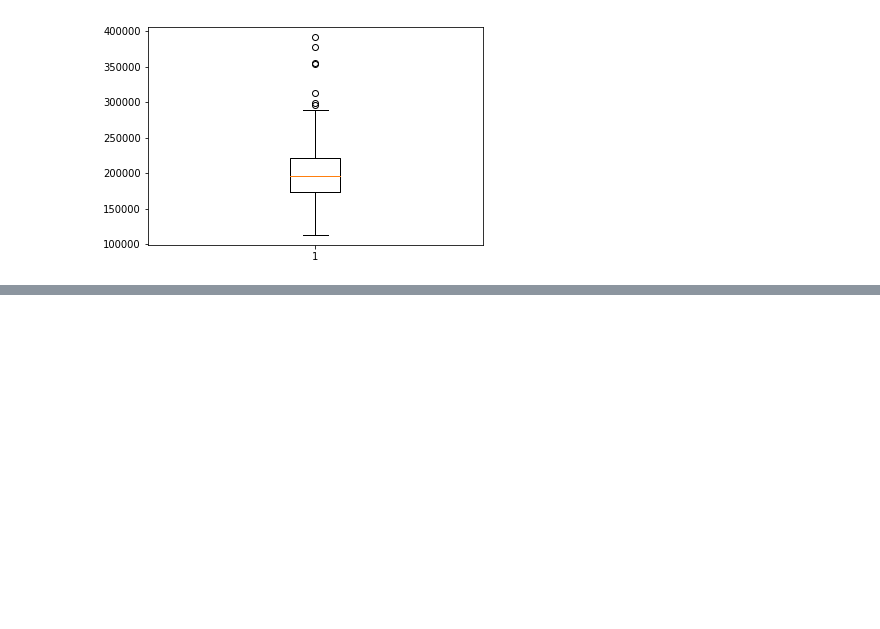
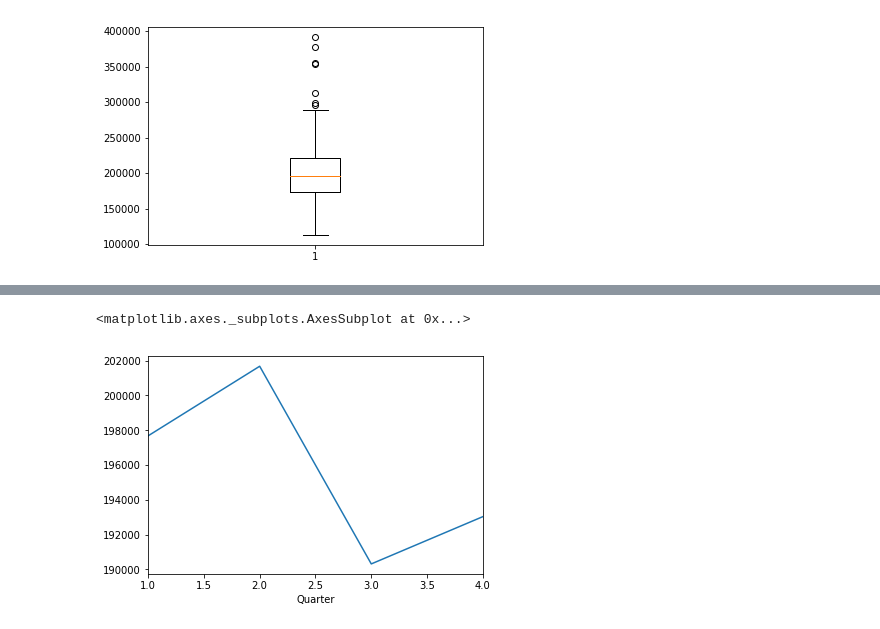
Before and after one commit to navidmalakootikhah/Project-One, a Jupyter notebook: analysis.ipynb, the cells around one changed output, grey strips where cells are left out. Cells and saved outputs as stored; diff of their text form; code cells hidden in the pictures; blank space fills up the shorter version.

```diff
--- a/analysis.ipynb
+++ b/analysis.ipynb
@@ -203,0 +232,3 @@ rvalue
+# %%
+duration_quarters = merged_df.groupby('Quarter').mean()
+duration_quarters.head()
@@ -203,0 +242,5 @@ rvalue
+# %%
+duration_quarters['Duration'].plot()
+# %% [output]
+<matplotlib.axes._subplots.AxesSubplot at 0x...>
+[figure, added]
```
Also changed, not shown: parts of 29 cells of this notebook.
